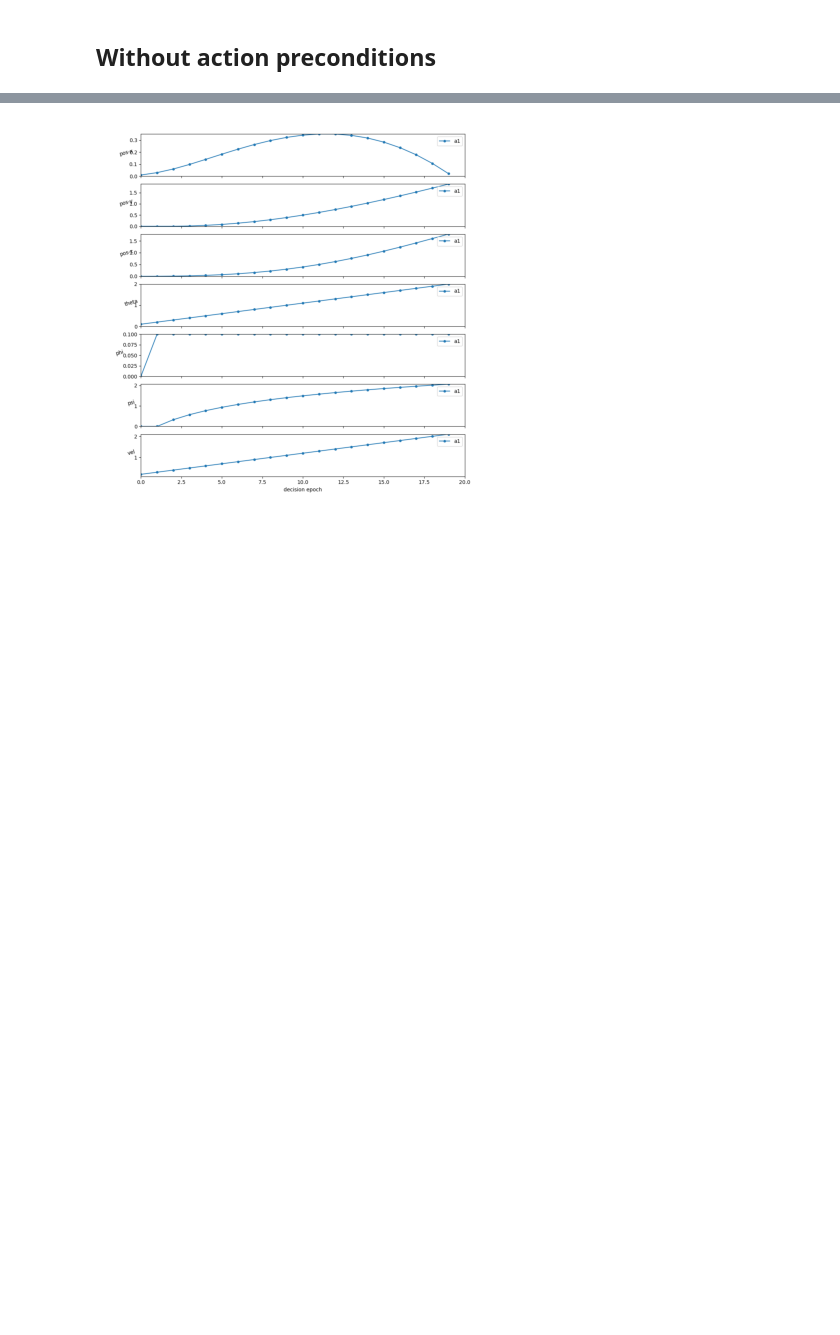
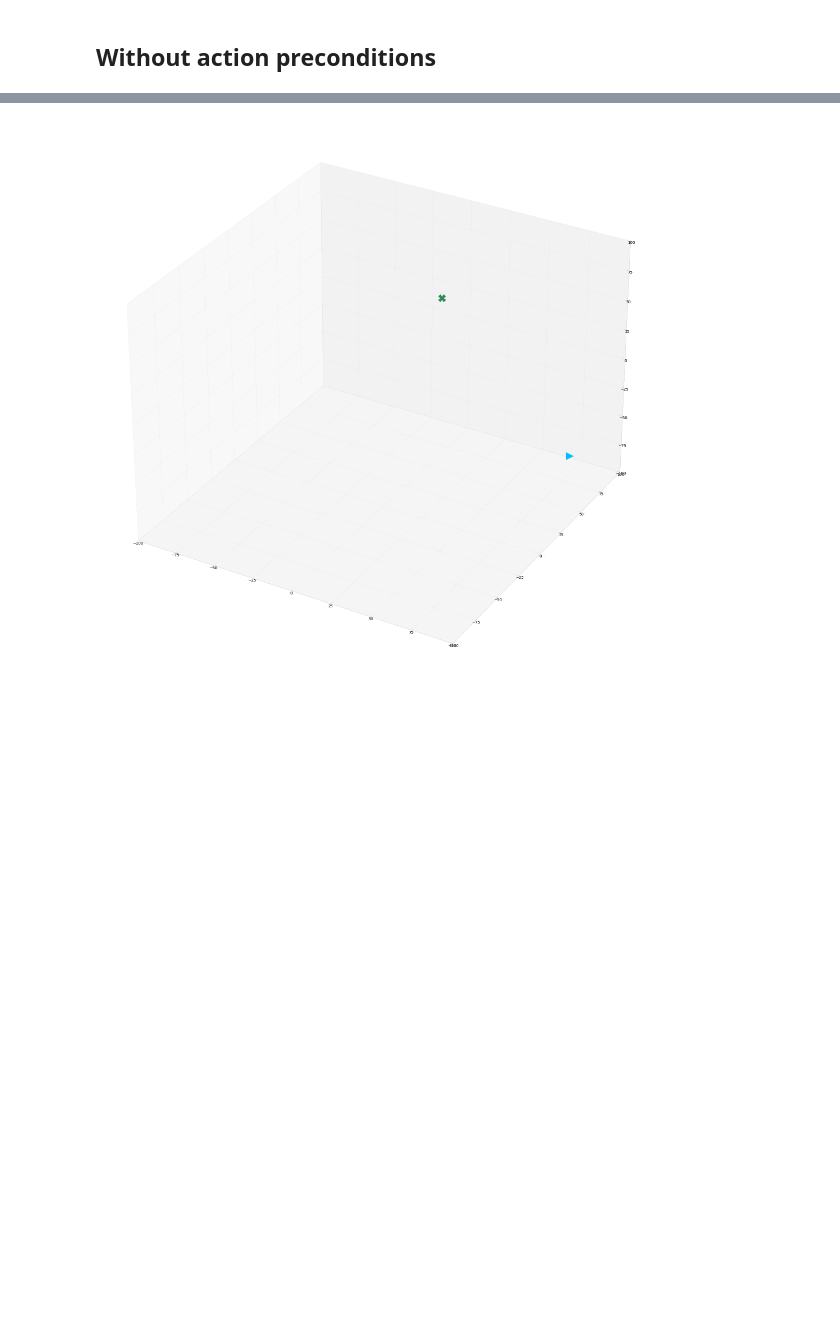
Before and after one commit to fteicht/icaps24-skdecide-tutorial, a Jupyter notebook: notebooks/icaps24_skdecide_tutorial_rddl_domain.ipynb, the cells around one changed output, grey strips where cells are left out. Drawn from its saved outputs; the diff is of its cells as text; code cells hidden in the pictures; blank space fills up the shorter version.

```diff
--- a/notebooks/icaps24_skdecide_tutorial_rddl_domain.ipynb
+++ b/notebooks/icaps24_skdecide_tutorial_rddl_domain.ipynb
@@ -335,24 +221,56 @@ class RDDLDomainSimplifiedSpaces(D):
+# %%
+from skdecide.hub.space.gym import GymSpace
+from gymnasium.spaces.utils import flatten_space, flatten
+import numpy as np
+
+class RDDLDomainSimplifiedSpaces(RDDLDomain):
+
+    def __init__(self,
+                 rddl_domain: str,
+                 rddl_instance: str,
+                 visualizer: BaseViz = ChartVisualizer,
+                 movie_name: str = None,
+                 max_frames=100):
+        super().__init__(rddl_domain, rddl_instance, visualizer, movie_name, max_frames)
+
+    def _state_step(
+        self, action: D.T_event
+    ) -> TransitionOutcome[D.T_state, Value[D.T_value], D.T_predicate, D.T_info]:
+        outcome = super()._state_step(action)
+        return TransitionOutcome(
+            state=flatten(self.rddl_gym_env.observation_space, outcome.state), value=outcome.value, termination=outcome.termination
+        )
+
+    def _get_action_space_(self) -> Space[D.T_event]:
+        return GymSpace(flatten_space(self.rddl_gym_env.action_space))
+
+    def _state_reset(self) -> D.T_state:
+        # SkDecide only needs the state, not the info
+        return flatten(self.rddl_gym_env.observation_space, super()._state_reset())
+
+    def _get_observation_space_(self) -> Space[D.T_observation]:
+        return GymSpace(flatten_space(self.rddl_gym_env.observation_space))
 # %%
 from skdecide.hub.solver.cgp import CGP
-from skdecide.hub.solver.cgp.cgp import flatten
-import gymnasium as gym
 
-domain_factory = lambda: RDDLDomainSimplifiedSpaces(rddl_domain=problem_info.get_domain(), rddl_instance=problem_info.get_instance(0))
+domain_factory = lambda alg_name=None: RDDLDomainSimplifiedSpaces(rddl_domain=problem_info.get_domain(),
+                                                                  rddl_instance=problem_info.get_instance(1),
+                                                                  visualizer=UAVsVisualizer,
+                                                                  movie_name='UAV-ippc2023-' + alg_name if alg_name is not None else None)
+
 domain = domain_factory()
 
 # assert CGP.check_domain(domain)
 solver_factory = lambda: CGP(
     domain_factory=domain_factory, folder_name="TEMP_CGP", n_it=100, verbose=False
 )
 with solver_factory() as solver:
     solver.solve()
     rollout(
-        domain_factory(),
+        domain_factory('CGP'),
         solver,
-        max_steps=100,
+        max_steps=500,
         render=True
     )
 # %% [output]
-[figure, old version]
+[figure, new version]
-[figure, removed]
-[figure, removed]
```
Also changed, not shown: parts of 8 cells of this notebook, 1 other file.
